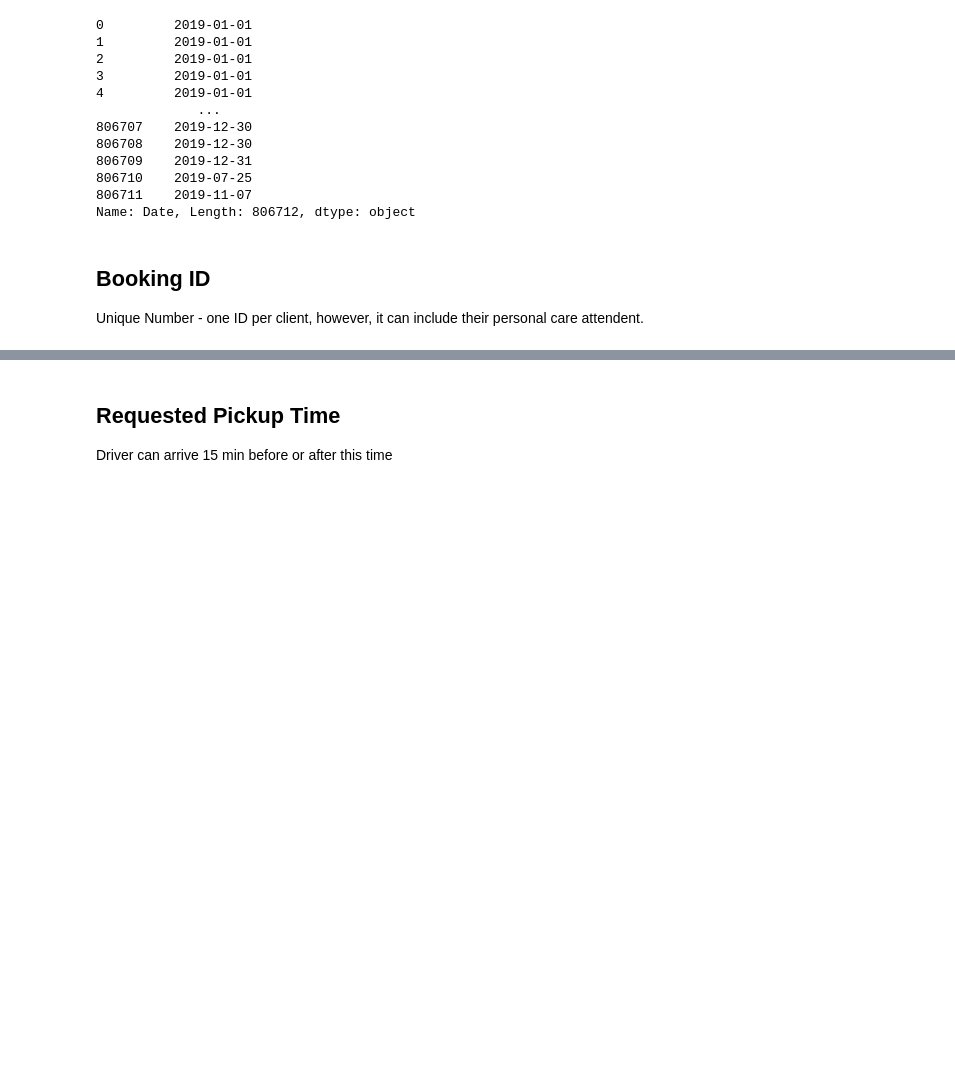
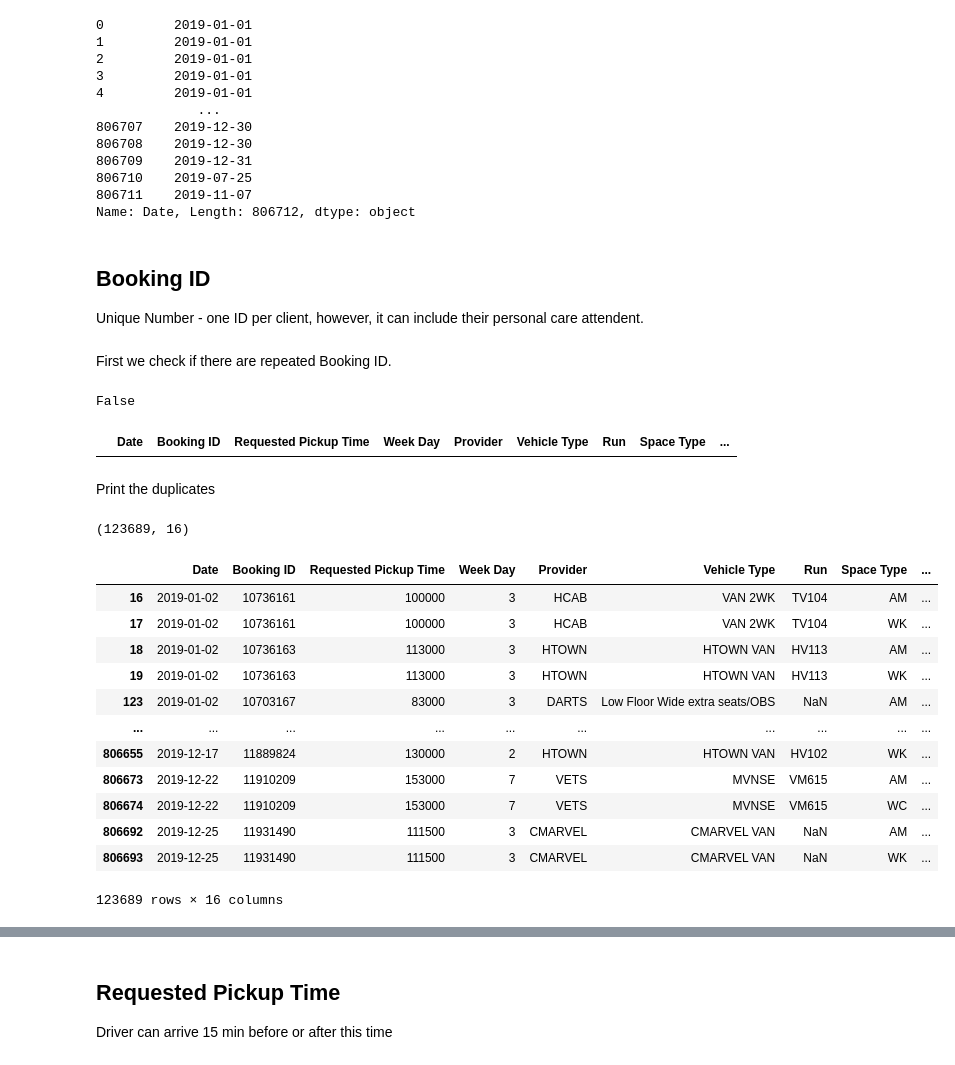
Before and after one commit to DavidAndres6870/HEAD-Competition, a Jupyter notebook: Second Clean.ipynb, the cells around one changed output, grey strips where cells are left out. Drawn from its saved outputs; the diff is of its cells as text; code cells hidden in the pictures; blank space fills up the shorter version.

```diff
--- a/Second Clean.ipynb
+++ b/Second Clean.ipynb
@@ -86,3 +86,36 @@ Name: Date, Length: 806712, dtype: object
 # %% [markdown]
 ## Booking ID
 Unique Number - one ID per client, however, it can include their personal care attendent.
+# %% [markdown]
+First we check if there are repeated Booking ID.
+# %%
+df['Booking ID'].is_unique
+# %% [output]
+False
+# %%
+df[df.duplicated(keep=False)]
+# %% [output]
+|  | Date | Booking ID | Requested Pickup Time | Week Day | Provider | Vehicle Type | Run | Space Type | ... |
+# %% [markdown]
+Print the duplicates
+# %%
+duplicates = df[df.duplicated(['Booking ID'],keep=False)]
+duplicates.shape
+# %% [output]
+(123689, 16)
+# %%
+duplicates
+# %% [output]
+|  | Date | Booking ID | Requested Pickup Time | Week Day | Provider | Vehicle Type | Run | Space Type | ... |
+| 16 | 2019-01-02 | 10736161 | 100000 | 3 | HCAB | VAN 2WK | TV104 | AM | ... |
+| 17 | 2019-01-02 | 10736161 | 100000 | 3 | HCAB | VAN 2WK | TV104 | WK | ... |
+| 18 | 2019-01-02 | 10736163 | 113000 | 3 | HTOWN | HTOWN VAN | HV113 | AM | ... |
+| 19 | 2019-01-02 | 10736163 | 113000 | 3 | HTOWN | HTOWN VAN | HV113 | WK | ... |
+| 123 | 2019-01-02 | 10703167 | 83000 | 3 | DARTS | Low Floor Wide extra seats/OBS | NaN | AM | ... |
+| ... | ... | ... | ... | ... | ... | ... | ... | ... | ... |
+| 806655 | 2019-12-17 | 11889824 | 130000 | 2 | HTOWN | HTOWN VAN | HV102 | WK | ... |
+| 806673 | 2019-12-22 | 11910209 | 153000 | 7 | VETS | MVNSE | VM615 | AM | ... |
+| 806674 | 2019-12-22 | 11910209 | 153000 | 7 | VETS | MVNSE | VM615 | WC | ... |
+| 806692 | 2019-12-25 | 11931490 | 111500 | 3 | CMARVEL | CMARVEL VAN | NaN | AM | ... |
+| 806693 | 2019-12-25 | 11931490 | 111500 | 3 | CMARVEL | CMARVEL VAN | NaN | WK | ... |
+123689 rows × 16 columns
```
Also changed, not shown: parts of 9 cells of this notebook.
